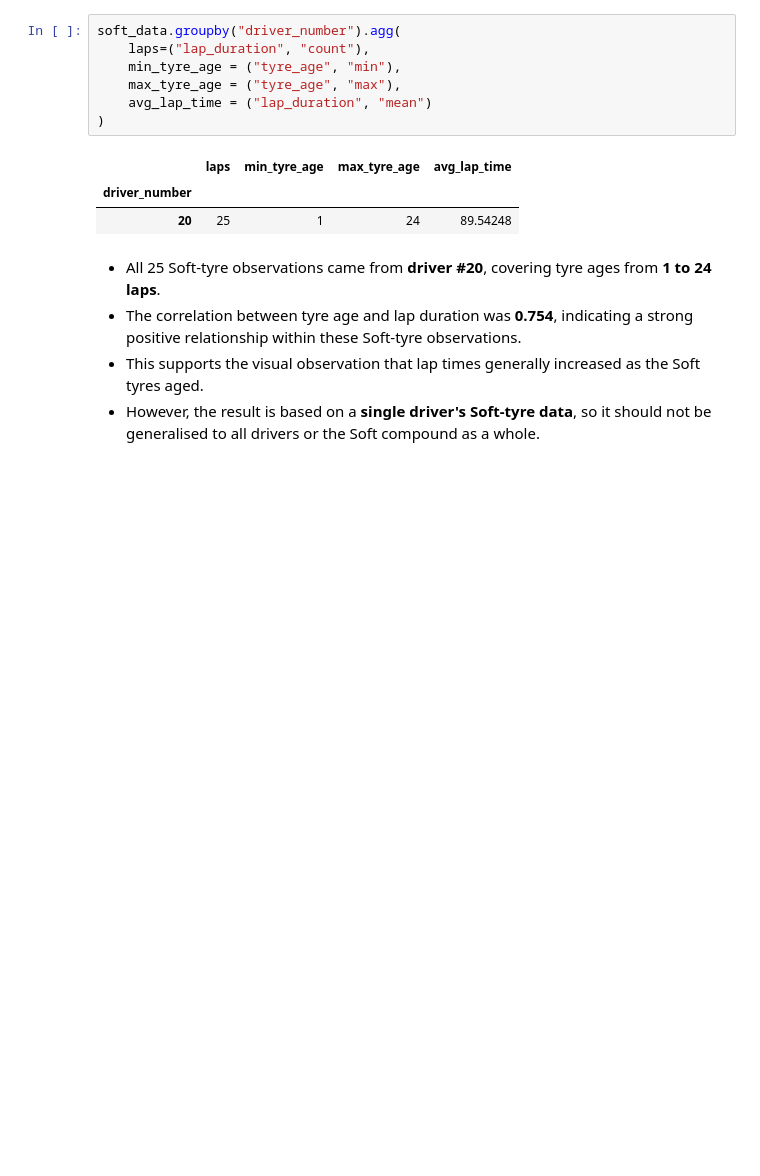
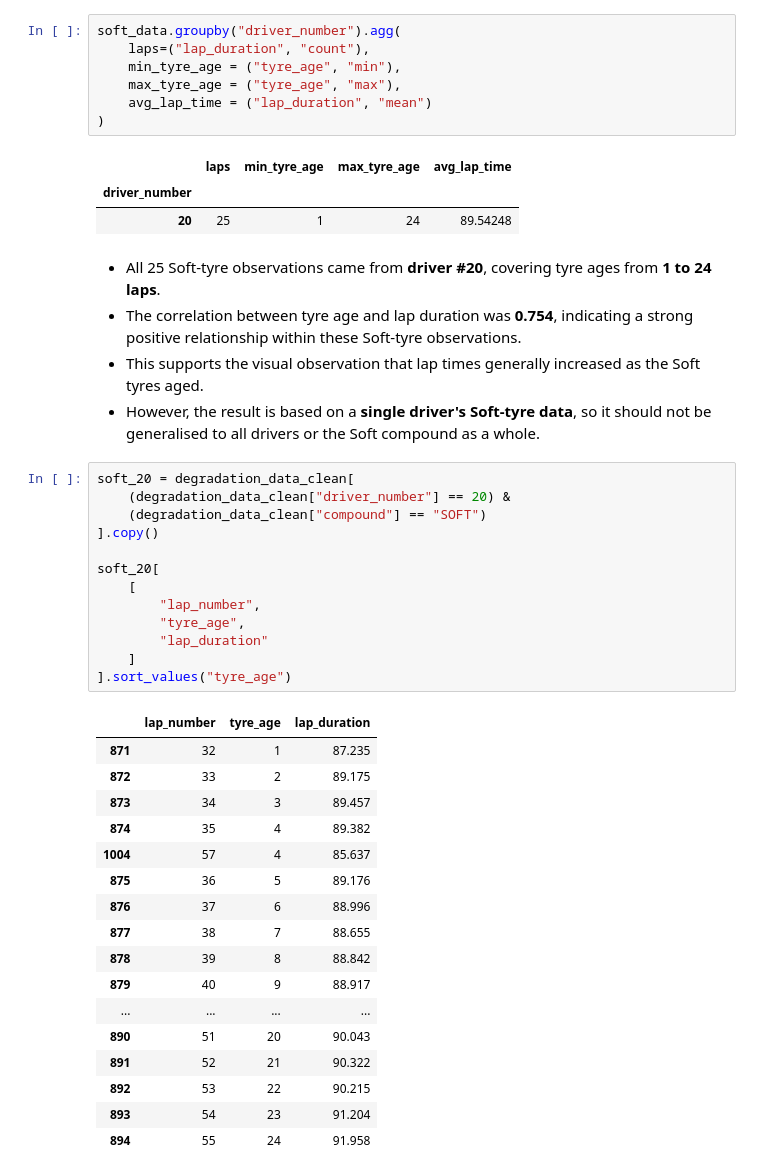
Before and after one commit to usma414/F1-Race-Intelligence-System, a Jupyter notebook: notebooks/01_initial_data_exploration.ipynb, the cells around one changed output. Cells and saved outputs as stored; diff of their text form; blank space fills up the shorter version.

Commit message:
Soft Tyre Moe Analysis

```diff
--- a/notebooks/01_initial_data_exploration.ipynb
+++ b/notebooks/01_initial_data_exploration.ipynb
@@ -1467,3 +1467,34 @@ soft_data.groupby("driver_number").agg(
 - The correlation between tyre age and lap duration was **0.754**, indicating a strong positive relationship within these Soft-tyre observations.
 - This supports the visual observation that lap times generally increased as the Soft tyres aged.
 - However, the result is based on a **single driver's Soft-tyre data**, so it should not be generalised to all drivers or the Soft compound as a whole.
+# %%
+soft_20 = degradation_data_clean[
+    (degradation_data_clean["driver_number"] == 20) &
+    (degradation_data_clean["compound"] == "SOFT")
+].copy()
+
+soft_20[
+    [
+        "lap_number",
+        "tyre_age",
+        "lap_duration"
+    ]
+].sort_values("tyre_age")
+# %% [output]
+|  | lap_number | tyre_age | lap_duration |
+| 871 | 32 | 1 | 87.235 |
+| 872 | 33 | 2 | 89.175 |
+| 873 | 34 | 3 | 89.457 |
+| 874 | 35 | 4 | 89.382 |
+| 1004 | 57 | 4 | 85.637 |
+| 875 | 36 | 5 | 89.176 |
+| 876 | 37 | 6 | 88.996 |
+| 877 | 38 | 7 | 88.655 |
+| 878 | 39 | 8 | 88.842 |
+| 879 | 40 | 9 | 88.917 |
+| ... | ... | ... | ... |
+| 890 | 51 | 20 | 90.043 |
+| 891 | 52 | 21 | 90.322 |
+| 892 | 53 | 22 | 90.215 |
+| 893 | 54 | 23 | 91.204 |
+| 894 | 55 | 24 | 91.958 |
```
Also changed, not shown: parts of 1 cell of this notebook.
